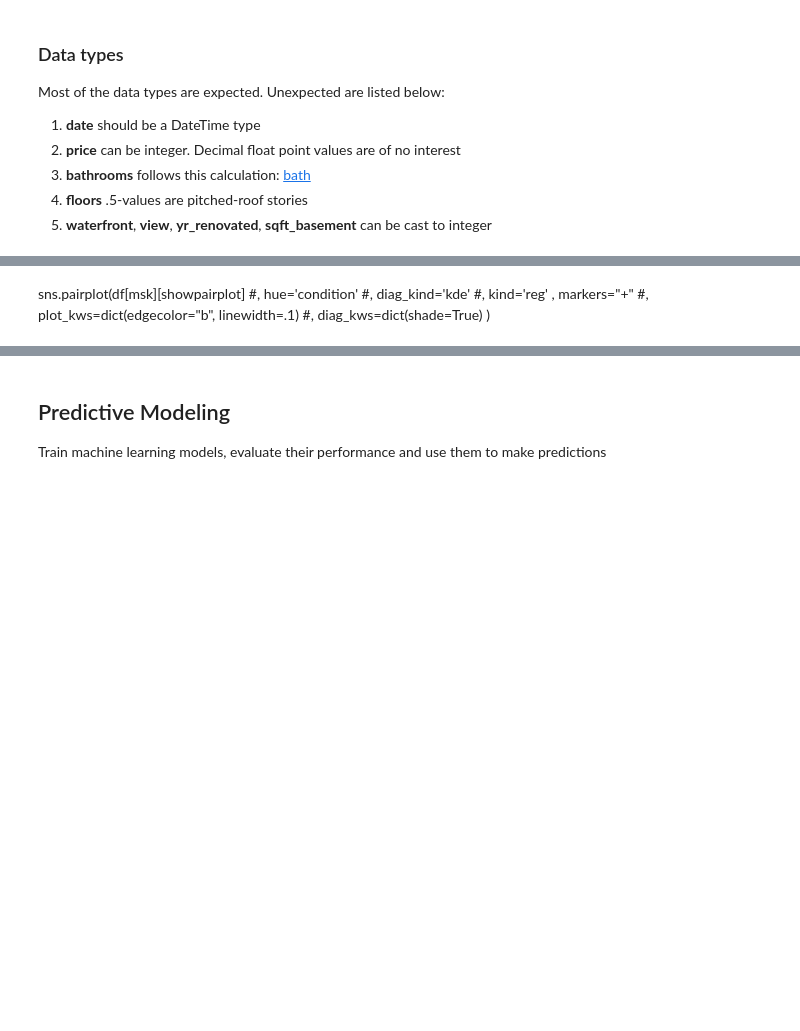
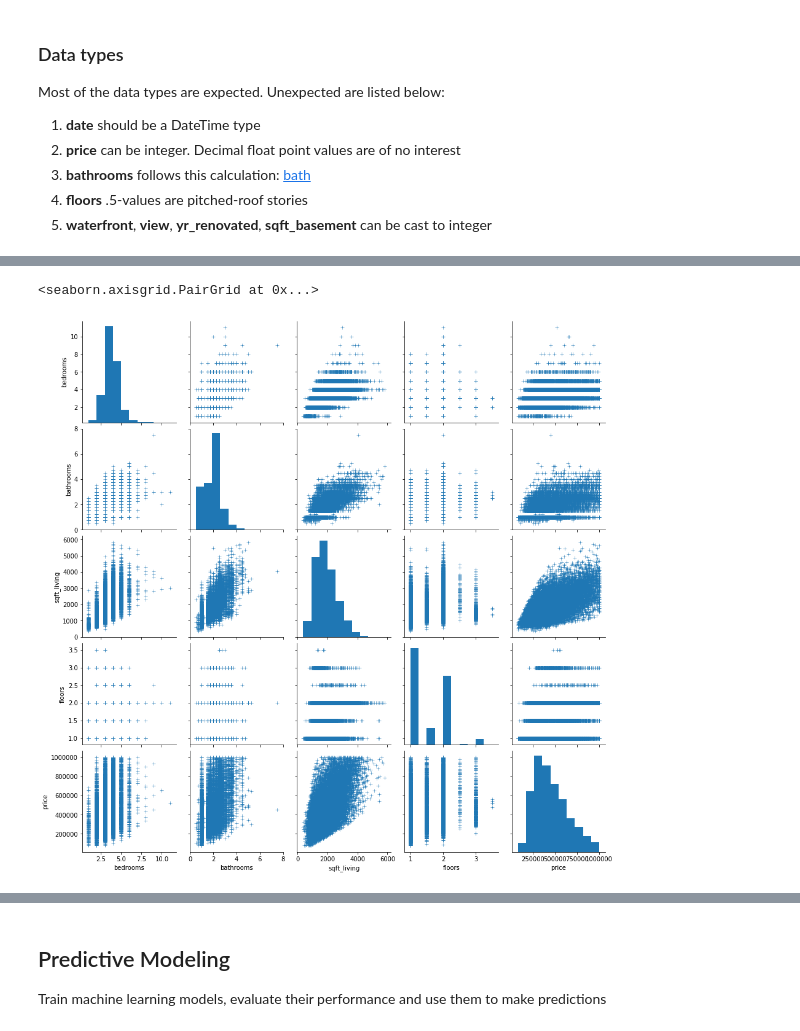
Before and after one commit to BinaerBaer/EDA-Project-King-s-County-Housepricing, a Jupyter notebook: 2-Immersive_Data_Science_Project1_EDA.ipynb, the cells around one changed output, grey strips where cells are left out. Saved outputs shown, nothing was run; the diff lists cells and outputs as text; code cells hidden in the pictures; blank space fills up the shorter version.

```diff
--- a/2-Immersive_Data_Science_Project1_EDA.ipynb
+++ b/2-Immersive_Data_Science_Project1_EDA.ipynb
@@ -352,20 +470,19 @@ with sns.axes_style("white"):
 # %%
 # Filter some misc and categorical features that won't add insights to the plot
+sorted_out = ['id', 'lat', 'zipcode']
+
+no_pairplot = ['price', 'sqft_lot15', 'yr_built'
+              , 'condition', 'sqft_lot']
+
 showpairplot = [i for i in df.columns
-                if i not in ['id', 'yr_renovated'
-                             , 'waterfront', 'view'
-                             ,'long', 'lat', 'zipcode'
-                             , 'sqft_lot15', 'yr_built'
-                             , 'condition', 'sqft_lot']]
-# only print 30% value for better performance:
-msk = np.random.rand(df.id.count(),1) > 0.9
-# df[msk].id.count()
+                if (i not in no_pairplot) and
+               (i not in sorted_out)]
+sets = [showpairplot[:5]+['price'], showpairplot[4:8]+['price'], showpairplot[8:]+['price']]
-# %% [markdown]
-sns.pairplot(df[msk][showpairplot]
-             #, hue='condition'
-             #, diag_kind='kde'
-             #, kind='reg'
-             , markers="+"
-             #, plot_kws=dict(edgecolor="b", linewidth=.1)
-             #, diag_kws=dict(shade=True)
-            )
+# %%
+sns.pairplot(df[sets[0]]
+             , markers="+"
+             , plot_kws=dict(edgecolor="b", linewidth=.5)
+            )
+# %% [output]
+<seaborn.axisgrid.PairGrid at 0x...>
+[figure, added]
```
Also changed, not shown: parts of 41 cells of this notebook.
